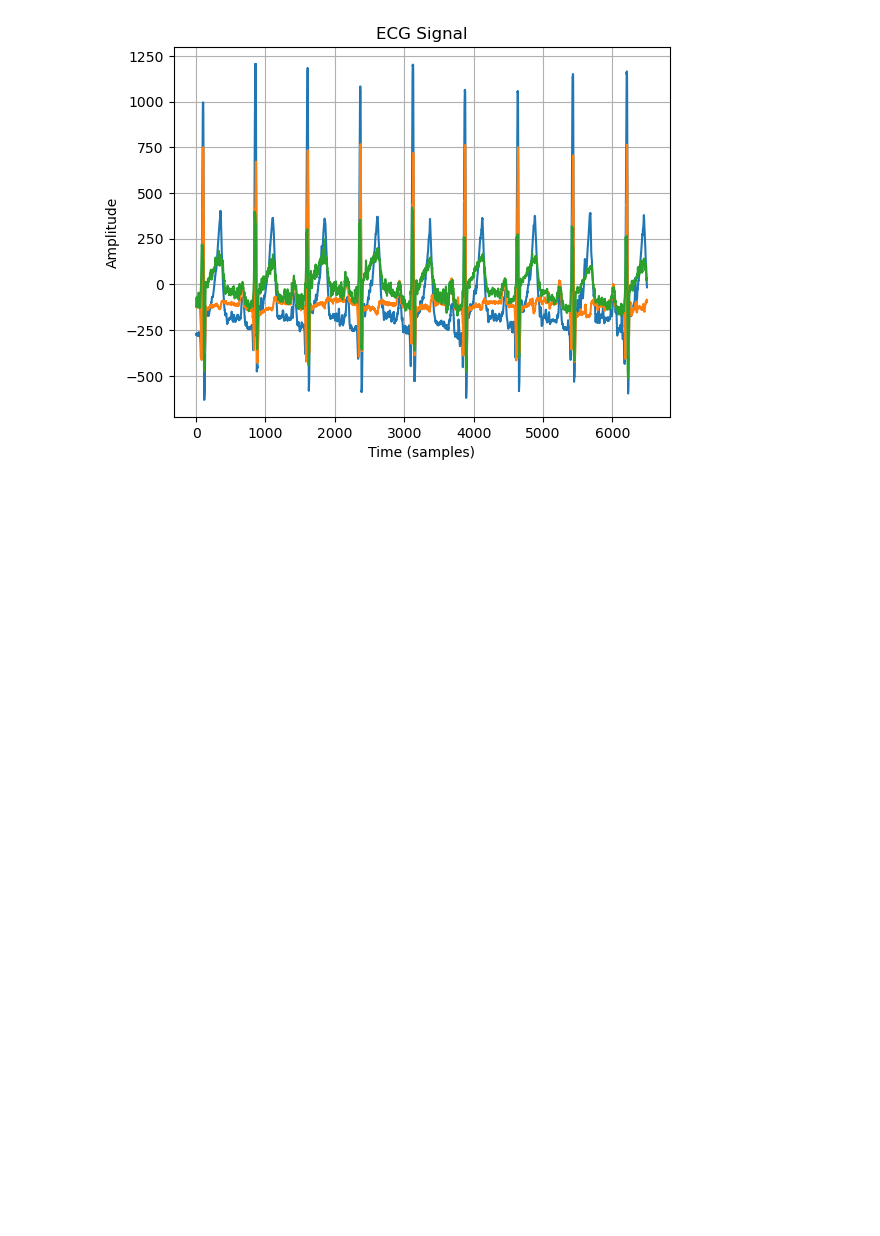
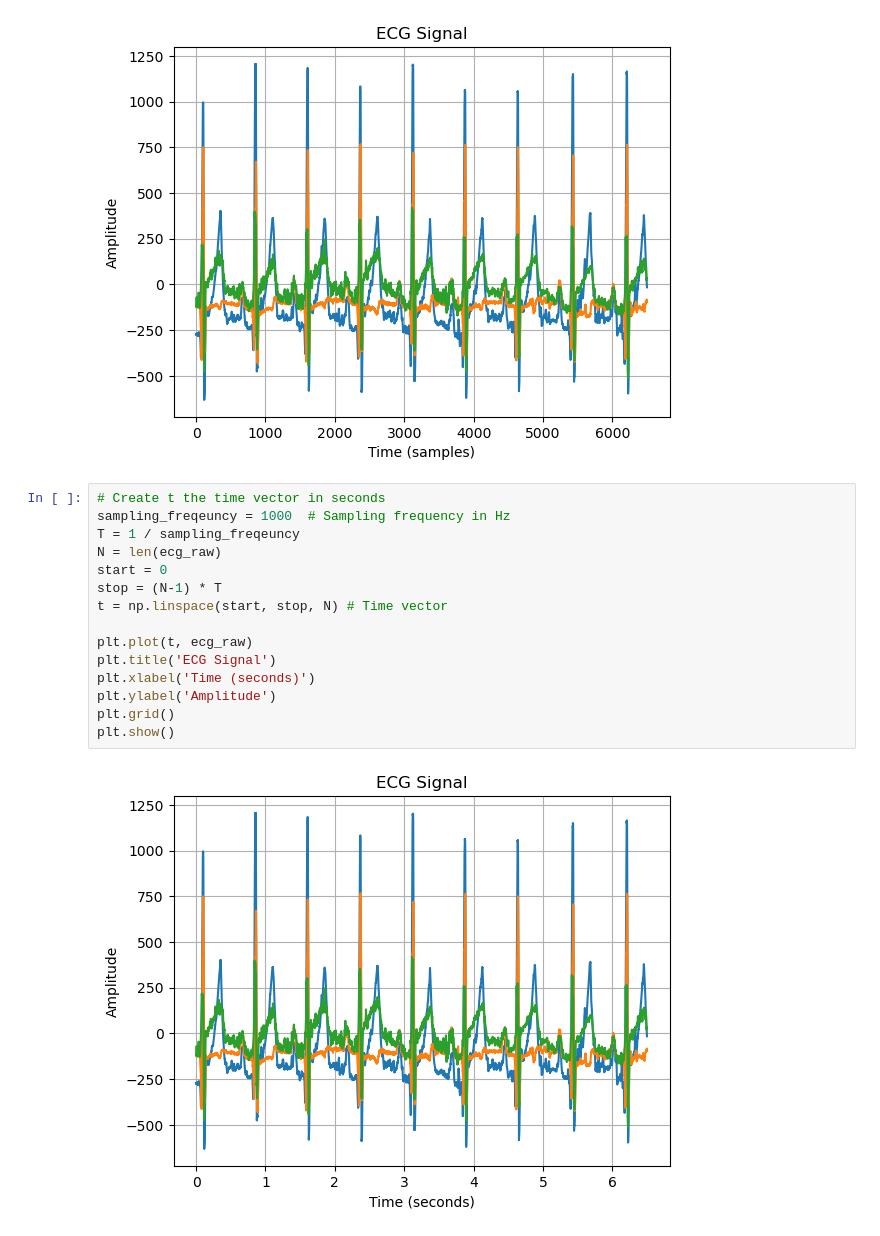
Before and after one commit to Estelle-Thomas/Serie01-Python-Git, a Jupyter notebook: Serie01.ipynb, the cells around one changed output. Saved outputs shown, nothing was run; the diff lists cells and outputs as text; blank space fills up the shorter version.

Commit message:
Create Time Vector and plot
Conversion in t seconds

```diff
--- a/Serie01.ipynb
+++ b/Serie01.ipynb
@@ -29,3 +29,20 @@ plt.show()
  [  -9.  -88.   31.]
  [ -16.  -96.   33.]]
 [figure]
+# %%
+# Create t the time vector in seconds
+sampling_freqeuncy = 1000  # Sampling frequency in Hz
+T = 1 / sampling_freqeuncy
+N = len(ecg_raw)
+start = 0
+stop = (N-1) * T
+t = np.linspace(start, stop, N) # Time vector
+
+plt.plot(t, ecg_raw)
+plt.title('ECG Signal')
+plt.xlabel('Time (seconds)')
+plt.ylabel('Amplitude')
+plt.grid()
+plt.show()
+# %% [output]
+[figure, added]
```
